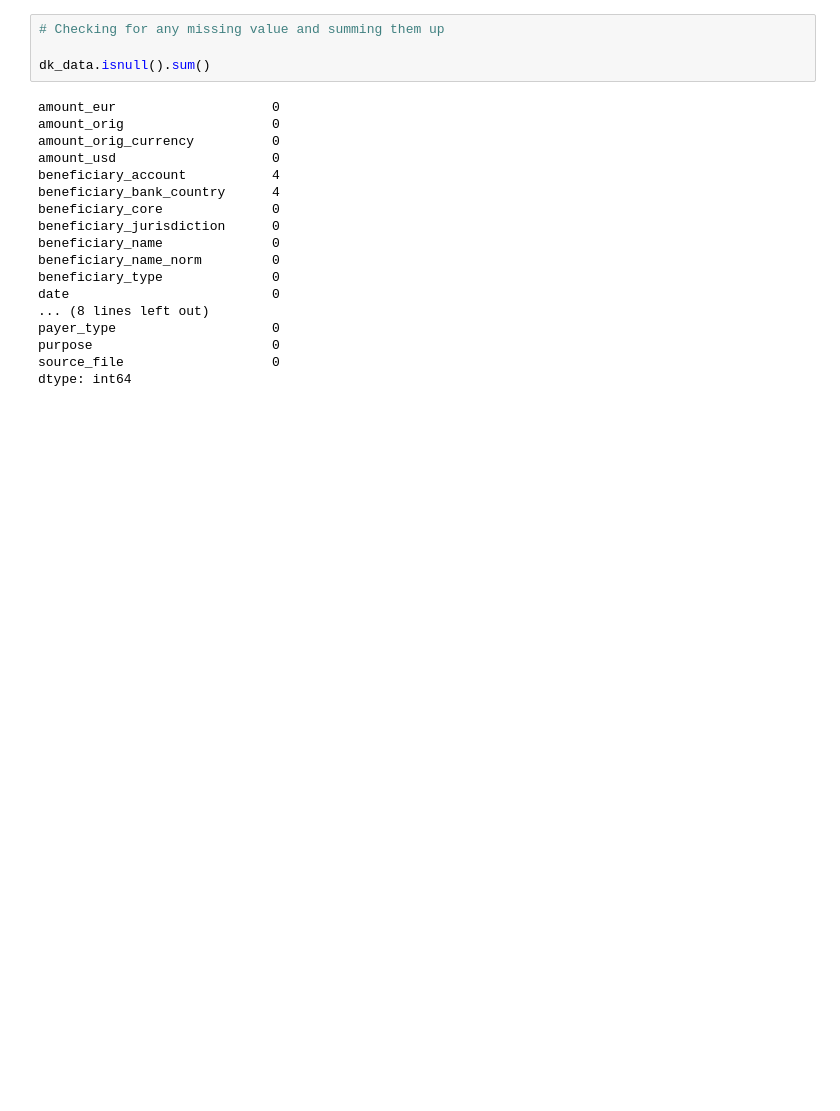
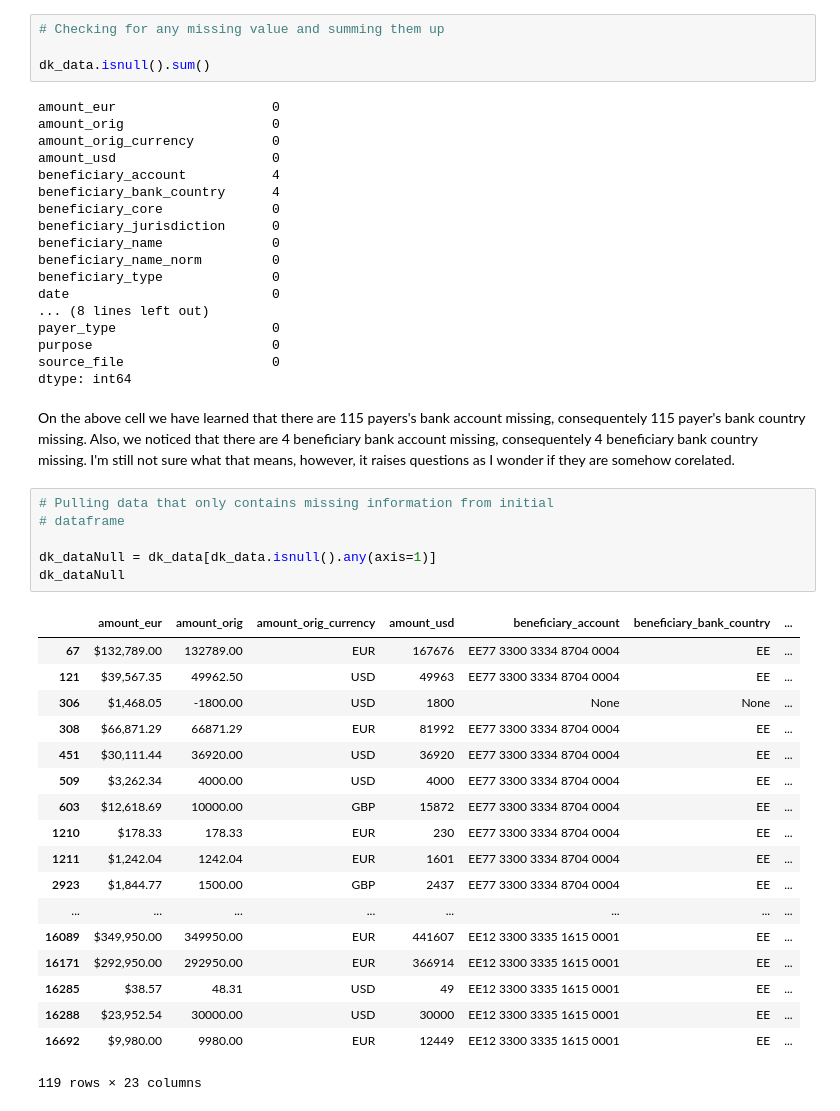
Before and after one commit to tl212/p33, a Jupyter notebook: task_1.ipynb, the cells around one changed output. Saved outputs shown, nothing was run; the diff lists cells and outputs as text; blank space fills up the shorter version.

```diff
--- a/task_1.ipynb
+++ b/task_1.ipynb
@@ -85,3 +91,30 @@ payer_type                    0
 purpose                       0
 source_file                   0
 dtype: int64
+# %% [markdown]
+On the above cell we have learned that there are 115 payers's bank account missing, consequentely 115 payer's bank country missing. Also, we noticed that there are 4 beneficiary bank account missing, consequentely 4 beneficiary bank country missing. I'm still not sure what that means, however, it raises questions as I wonder if they are somehow corelated.
+# %%
+# Pulling data that only contains missing information from initial
+# dataframe
+
+dk_dataNull = dk_data[dk_data.isnull().any(axis=1)]
+dk_dataNull
+# %% [output]
+|  | amount_eur | amount_orig | amount_orig_currency | amount_usd | beneficiary_account | beneficiary_bank_country | ... |
+| 67 | $132,789.00 | 132789.00 | EUR | 167676 | EE77 3300 3334 8704 0004 | EE | ... |
+| 121 | $39,567.35 | 49962.50 | USD | 49963 | EE77 3300 3334 8704 0004 | EE | ... |
+| 306 | $1,468.05 | -1800.00 | USD | 1800 | None | None | ... |
+| 308 | $66,871.29 | 66871.29 | EUR | 81992 | EE77 3300 3334 8704 0004 | EE | ... |
+| 451 | $30,111.44 | 36920.00 | USD | 36920 | EE77 3300 3334 8704 0004 | EE | ... |
+| 509 | $3,262.34 | 4000.00 | USD | 4000 | EE77 3300 3334 8704 0004 | EE | ... |
+| 603 | $12,618.69 | 10000.00 | GBP | 15872 | EE77 3300 3334 8704 0004 | EE | ... |
+| 1210 | $178.33 | 178.33 | EUR | 230 | EE77 3300 3334 8704 0004 | EE | ... |
+| 1211 | $1,242.04 | 1242.04 | EUR | 1601 | EE77 3300 3334 8704 0004 | EE | ... |
+| 2923 | $1,844.77 | 1500.00 | GBP | 2437 | EE77 3300 3334 8704 0004 | EE | ... |
+| ... | ... | ... | ... | ... | ... | ... | ... |
+| 16089 | $349,950.00 | 349950.00 | EUR | 441607 | EE12 3300 3335 1615 0001 | EE | ... |
+| 16171 | $292,950.00 | 292950.00 | EUR | 366914 | EE12 3300 3335 1615 0001 | EE | ... |
+| 16285 | $38.57 | 48.31 | USD | 49 | EE12 3300 3335 1615 0001 | EE | ... |
+| 16288 | $23,952.54 | 30000.00 | USD | 30000 | EE12 3300 3335 1615 0001 | EE | ... |
+| 16692 | $9,980.00 | 9980.00 | EUR | 12449 | EE12 3300 3335 1615 0001 | EE | ... |
+119 rows × 23 columns
```
Also changed, not shown: parts of 7 cells of this notebook, 2 other files.
